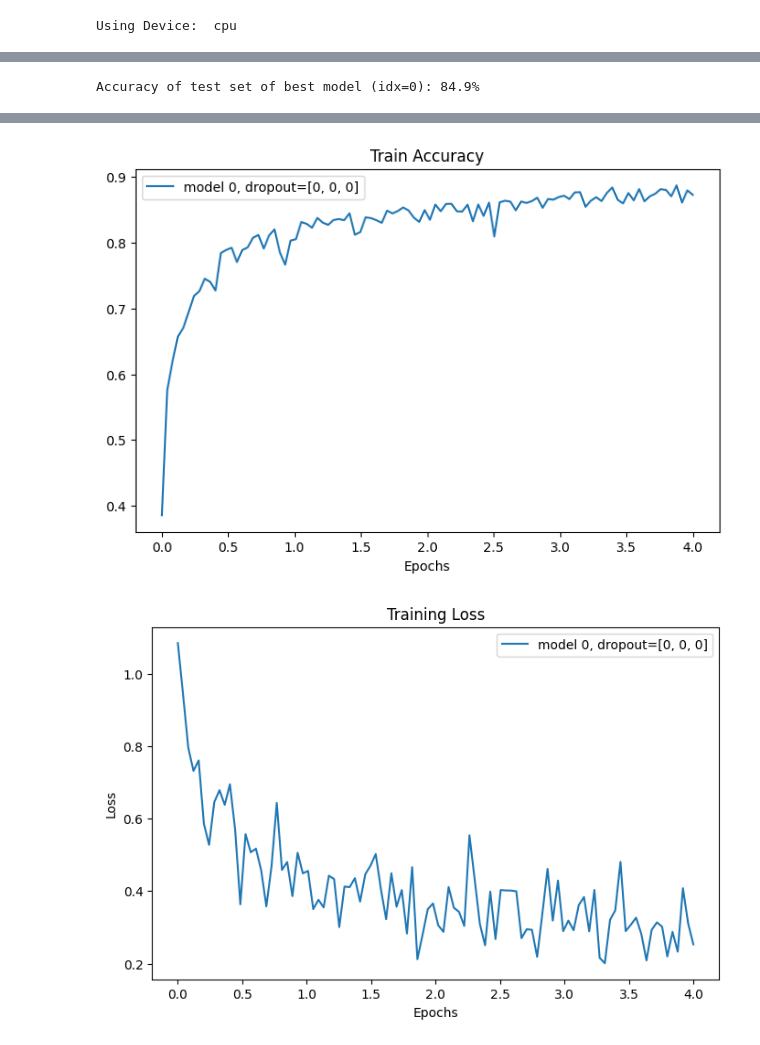
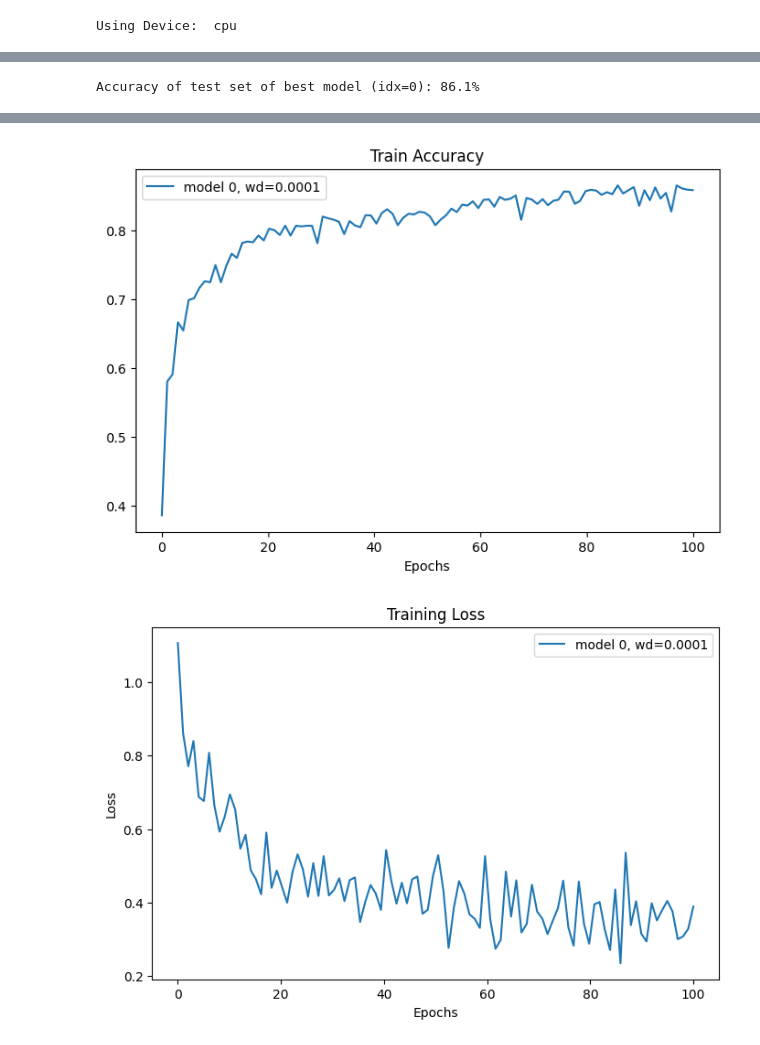
Before and after one commit to GuiMacielPereira/sensor_ML, a Jupyter notebook: data_processing/serious_pytorch.sync.ipynb, the cells around one changed output, grey strips where cells are left out. Drawn from its saved outputs; the diff is of its cells as text; code cells hidden in the pictures.

```diff
--- a/data_processing/serious_pytorch.sync.ipynb
+++ b/data_processing/serious_pytorch.sync.ipynb
@@ -8,7 +8,7 @@ from sklearn.model_selection import train_test_split
 from core_functions import load_data
 import numpy as np
 
-Xraw, yraw = load_data("./second_collection_triggs_rels.npz")
+Xraw, yraw = load_data("./second_collection_triggs_rels_32.npz")
 Xtrain, Xtest, ytrain, ytest = train_test_split(Xraw, yraw, test_size=0.15, random_state=42)
 Xtrain, Xval, ytrain, yval = train_test_split(Xtrain, ytrain, test_size=0.15, random_state=42)
 
@@ -200,17 +216,42 @@ p_drop = [[0, 0, 0]]
 # %%
-#Run training of models
+# Model with usual halving of image size and doubling the depth
+class CNN_STANDARD(nn.Module):
+    def __init__(self):
+        super(CNN_STANDARD, self).__init__()
 
-# Initialize results
+        self.conv = nn.Sequential(    # Convolutional part, 3 layers
+            nn.Conv1d(1, 4, kernel_size=3, stride=2, padding=1),
+            nn.ReLU(),
+            nn.Conv1d(4, 8, kernel_size=3, stride=2, padding=1),
+            nn.ReLU(),
+            nn.Conv1d(8, 16, kernel_size=3, stride=2, padding=1),
+            nn.ReLU(),
+        )
+        self.fc = nn.Sequential(        # Fully connected part, 3 layers
+            nn.Linear(16 * 4, 384),
+            nn.ReLU(),
+            nn.Linear(384, 128),
+            nn.ReLU(),
+            nn.Linear(128, 3)
+        )
+
+    def forward(self, x):
+        x = self.conv(x)
+        x = x.view(x.shape[0], -1)
+        x = self.fc(x)
+        return x
+
+# Run training
 models, models_losses, models_acc, models_label = [], [], [], []
-for i, pp in enumerate(p_drop):
+for i, wd in enumerate([1e-4]):
 
-    model = CNN2(channels, kernels, h_neurons, pp)
+    model = CNN_STANDARD()
 
     # Train
-    losses, accuracies = trainModel(model, trainset, batch_size=64, max_epochs=100)
+    losses, accuracies = trainModel(model, trainset, learning_rate=5e-3, batch_size=128, max_epochs=100, weight_decay=wd)
 
     models.append(model)
     models_losses.append(losses)
     models_acc.append(accuracies)
-    models_label.append(f"model {i}, dropout={pp}")
+    models_label.append(f"model {i}, wd={wd}")
 # %% [output]
@@ -240,7 +281,7 @@ def plotAcc(models_label, models_acc):
     plt.title("Validation Accuracy")
     for lab, accs in zip(models_label, models_acc):
         valacc = accs[:, 1]
-        plt.plot(np.linspace(0, max_epochs, len(valacc)), valacc, label=lab)
+        plt.plot(np.linspace(0, len(valacc), len(valacc)), valacc, label=lab)
     plt.legend()
     plt.ylabel("Accuracy")
     plt.xlabel("Epochs")
@@ -249,7 +290,7 @@ def plotAcc(models_label, models_acc):
     plt.title("Train Accuracy")
     for lab, accs in zip(models_label, models_acc):
         valacc = accs[:, 0]
-        plt.plot(np.linspace(0, max_epochs, len(valacc)), valacc, label=lab)
+        plt.plot(np.linspace(0, len(valacc), len(valacc)), valacc, label=lab)
     plt.legend()
     plt.xlabel("Epochs")
 
@@ -260,7 +301,7 @@ def plotLosses(models_label, models_losses):
     plt.figure(figsize=(8, 5))
     plt.title("Training Loss")
     for lab, loss in zip(models_label, models_losses):
-        plt.plot(np.linspace(0, max_epochs, len(loss)), loss, label=lab)
+        plt.plot(np.linspace(0, len(loss), len(loss)), loss, label=lab)
     plt.legend()
     plt.ylabel("Loss")
     plt.xlabel("Epochs")
@@ -284,4 +325,4 @@ plotLosses(models_label, models_losses)
 # Print accuracy
 acc_best_FC = bestModelAcc(models_acc)
 # %% [output]
-Accuracy of test set of best model (idx=0): 84.9%
+Accuracy of test set of best model (idx=0): 86.1%
@@ -289,2 +330,2 @@ Accuracy of test set of best model (idx=0): 84.9%
-[figure, old version]
+[figure, new version]
-[figure, old version]
+[figure, new version]
```
Also changed, not shown: parts of 5 cells of this notebook, 6 other files.
